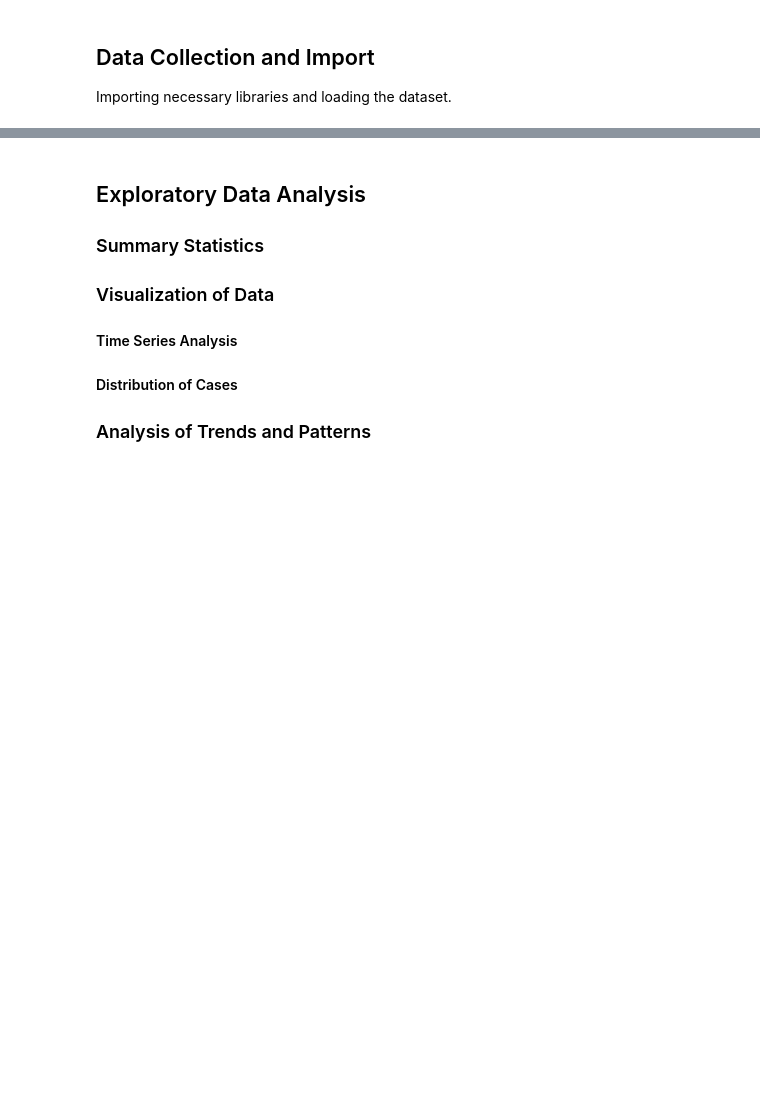
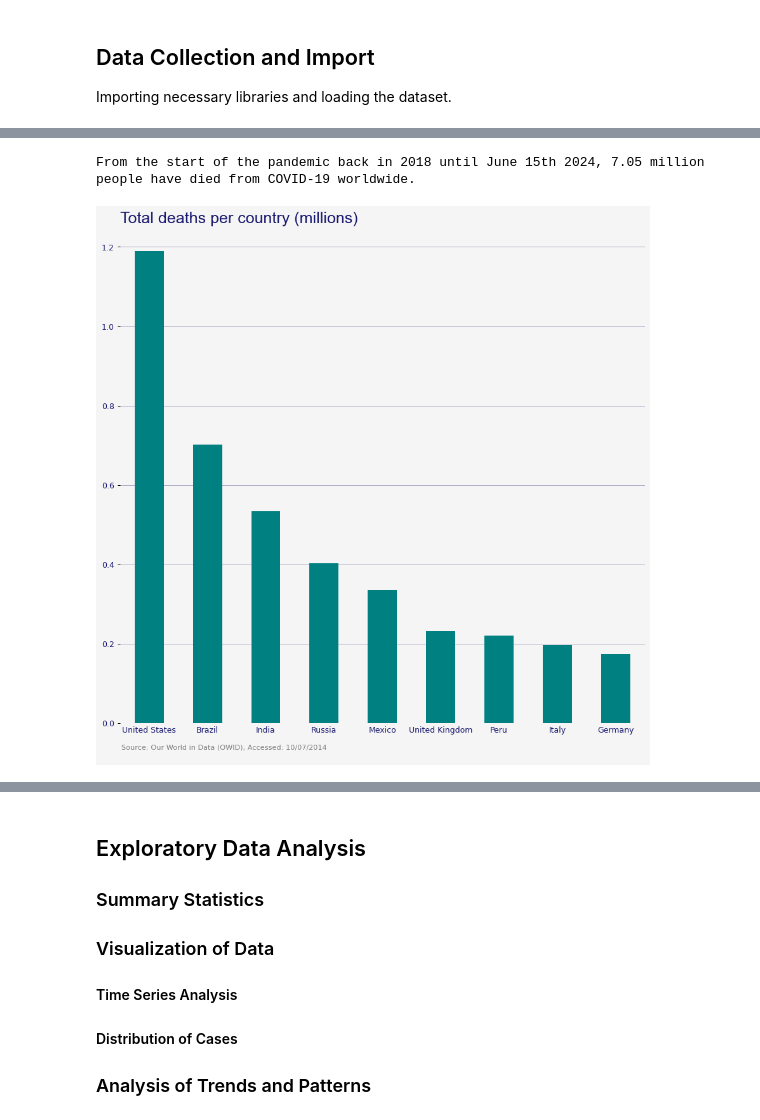
Before and after one commit to pedrohfm/dsnp, a Jupyter notebook: data-visualisation/covid-19-overview-in-brazil.ipynb, the cells around one changed output, grey strips where cells are left out. Saved outputs shown, nothing was run; the diff lists cells and outputs as text; code cells hidden in the pictures; blank space fills up the shorter version.

Commit message:
covid-19-project

```diff
--- a/data-visualisation/covid-19-overview-in-brazil.ipynb
+++ b/data-visualisation/covid-19-overview-in-brazil.ipynb
@@ -90,0 +166,3 @@ df_raw
+# %%
+df_raw.date = pd.to_datetime(df_raw.date)
+df_raw.date.max()
@@ -90,0 +193,60 @@ df_raw
+# %%
+deaths_world = df_raw.loc[(df_raw.date == '2024-06-15'),['total_deaths','location']].sort_values(by='total_deaths',ascending=False)[0:1].iloc[0,0]
+
+print(f"From the start of the pandemic back in 2018 until June 15th 2024, {round(deaths_world/1000000,2)} million people have died from COVID-19 worldwide.")
+# %% [output]
+From the start of the pandemic back in 2018 until June 15th 2024, 7.05 million people have died from COVID-19 worldwide.
+# %%
+# here we filter for countries only by adding the column 'continent' and dropping rows with NaN values, meaning continents on 'location' get removed
+deaths_top_10_countries =  df_raw.loc[df_raw.date == '2024-06-15',['total_deaths','location','continent']].sort_values(by='total_deaths',ascending=False)[9:19].set_index('location').dropna(axis=0)
+
+# dividing by 1M to improve readability of the y-axis
+deaths_top_10_countries = deaths_top_10_countries['total_deaths']/1000000
+
+fig,ax = plt.subplots(figsize=(10,10),dpi=90);
+
+fig.set(tight_layout=True)
+
+deaths_top_10_countries.plot(kind='bar',
+                             color='teal',
+                             alpha=1,
+                             zorder=3,
+                             ax=ax);
+
+fig.set_facecolor('whitesmoke')
+
+ax.set_facecolor(color='whitesmoke')
+
+ax.set_title("Total deaths per country (millions)",
+             color='midnightblue',
+             fontfamily='Arial',
+             fontsize=20,
+             loc='left')
+
+ax.set_xlabel("").set_visible(False)
+
+ax.xaxis.set_tick_params(rotation=0,
+                         labelcolor='midnightblue',
+                         size=0
+                         )
+
+ax.yaxis.set_tick_params(labelcolor='midnightblue')
+
+ax.spines[:].set_visible(False)
+
+ax.grid(axis='y',
+        linewidth=0.5,
+        color='midnightblue',
+        alpha=0.5,
+        zorder=0)
+
+ax.legend().set_visible(False)
+
+ax.annotate(text="Source: Our World in Data (OWID), Accessed: 10/07/2014",
+            xycoords='figure pixels',
+            xy=(40,25),
+            color='grey',
+            size=9
+            );
+# %% [output]
+[figure, added]
```
Also changed, not shown: parts of 12 cells of this notebook, 2 other files.
